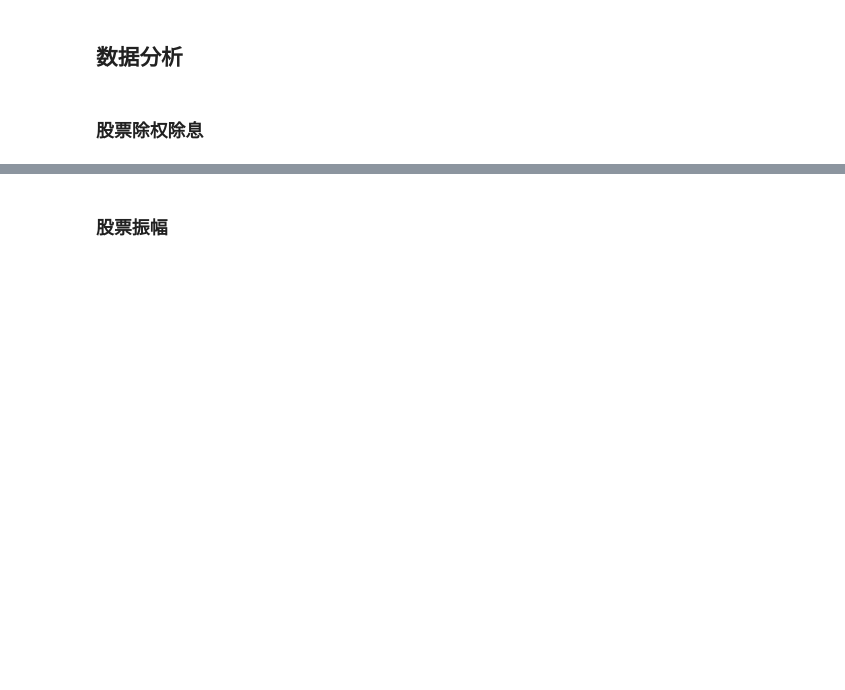
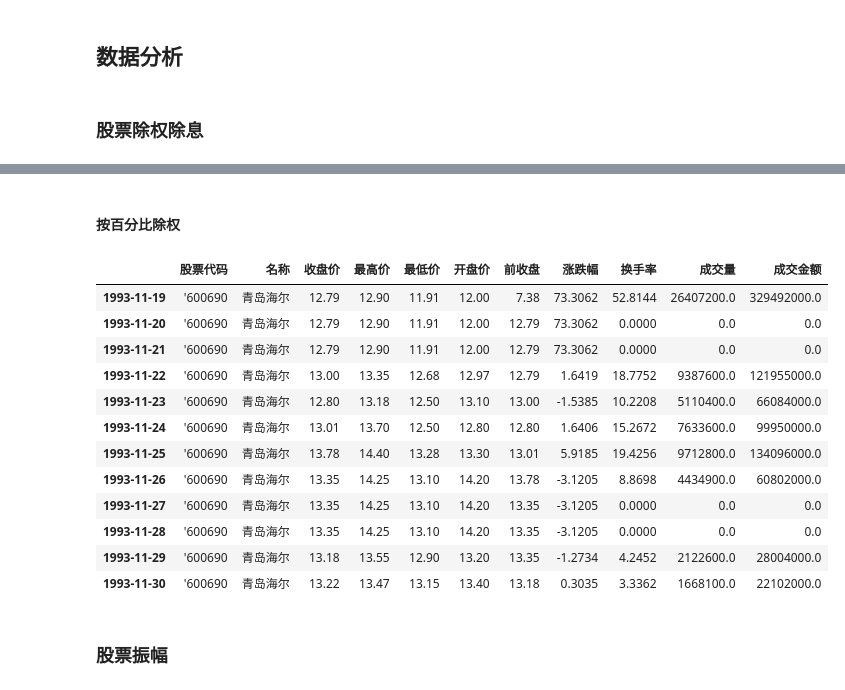
Before and after one commit to kamidox/stock-analysis, a Jupyter notebook: stock-analysis.ipynb, the cells around one changed output, grey strips where cells are left out. Saved outputs shown, nothing was run; the diff lists cells and outputs as text; code cells hidden in the pictures; blank space fills up the shorter version.

```diff
--- a/stock-analysis.ipynb
+++ b/stock-analysis.ipynb
@@ -62,3 +76,21 @@ data['2016-02-03':'2016-01-27']
+# %% [markdown]
+#### 按百分比除权
+# %%
+data.head(12)
+# %% [output]
+|  | 股票代码 | 名称 | 收盘价 | 最高价 | 最低价 | 开盘价 | 前收盘 | 涨跌幅 | 换手率 | 成交量 | 成交金额 |
+| 1993-11-19 | '600690 | 青岛海尔 | 12.79 | 12.90 | 11.91 | 12.00 | 7.38 | 73.3062 | 52.8144 | 26407200.0 | 329492000.0 |
+| 1993-11-20 | '600690 | 青岛海尔 | 12.79 | 12.90 | 11.91 | 12.00 | 12.79 | 73.3062 | 0.0000 | 0.0 | 0.0 |
+| 1993-11-21 | '600690 | 青岛海尔 | 12.79 | 12.90 | 11.91 | 12.00 | 12.79 | 73.3062 | 0.0000 | 0.0 | 0.0 |
+| 1993-11-22 | '600690 | 青岛海尔 | 13.00 | 13.35 | 12.68 | 12.97 | 12.79 | 1.6419 | 18.7752 | 9387600.0 | 121955000.0 |
+| 1993-11-23 | '600690 | 青岛海尔 | 12.80 | 13.18 | 12.50 | 13.10 | 13.00 | -1.5385 | 10.2208 | 5110400.0 | 66084000.0 |
+| 1993-11-24 | '600690 | 青岛海尔 | 13.01 | 13.70 | 12.50 | 12.80 | 12.80 | 1.6406 | 15.2672 | 7633600.0 | 99950000.0 |
+| 1993-11-25 | '600690 | 青岛海尔 | 13.78 | 14.40 | 13.28 | 13.30 | 13.01 | 5.9185 | 19.4256 | 9712800.0 | 134096000.0 |
+| 1993-11-26 | '600690 | 青岛海尔 | 13.35 | 14.25 | 13.10 | 14.20 | 13.78 | -3.1205 | 8.8698 | 4434900.0 | 60802000.0 |
+| 1993-11-27 | '600690 | 青岛海尔 | 13.35 | 14.25 | 13.10 | 14.20 | 13.35 | -3.1205 | 0.0000 | 0.0 | 0.0 |
+| 1993-11-28 | '600690 | 青岛海尔 | 13.35 | 14.25 | 13.10 | 14.20 | 13.35 | -3.1205 | 0.0000 | 0.0 | 0.0 |
+| 1993-11-29 | '600690 | 青岛海尔 | 13.18 | 13.55 | 12.90 | 13.20 | 13.35 | -1.2734 | 4.2452 | 2122600.0 | 28004000.0 |
+| 1993-11-30 | '600690 | 青岛海尔 | 13.22 | 13.47 | 13.15 | 13.40 | 13.18 | 0.3035 | 3.3362 | 1668100.0 | 22102000.0 |
 # %% [markdown]
 ### 股票振幅
 # %%
```
Also changed, not shown: parts of 8 cells of this notebook.
